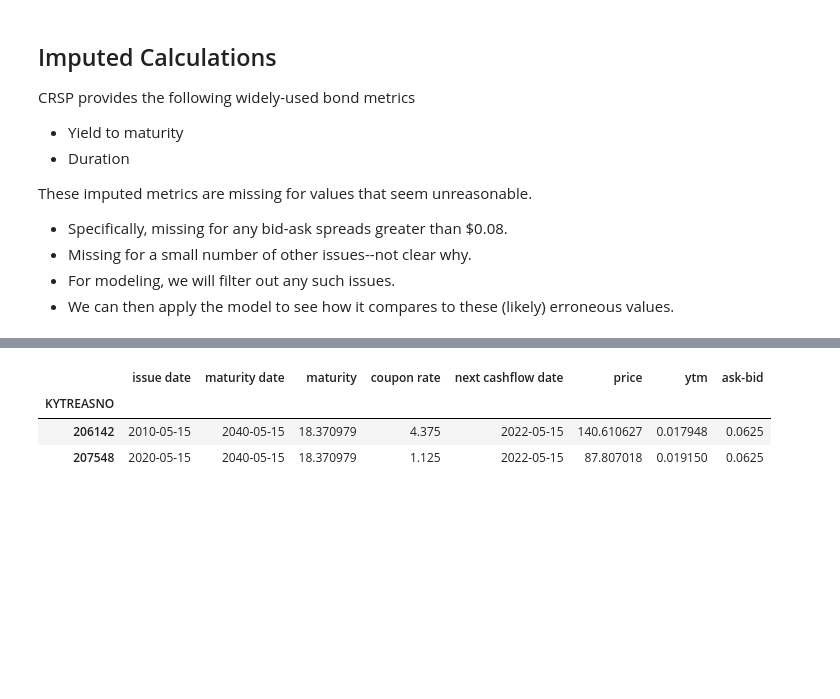
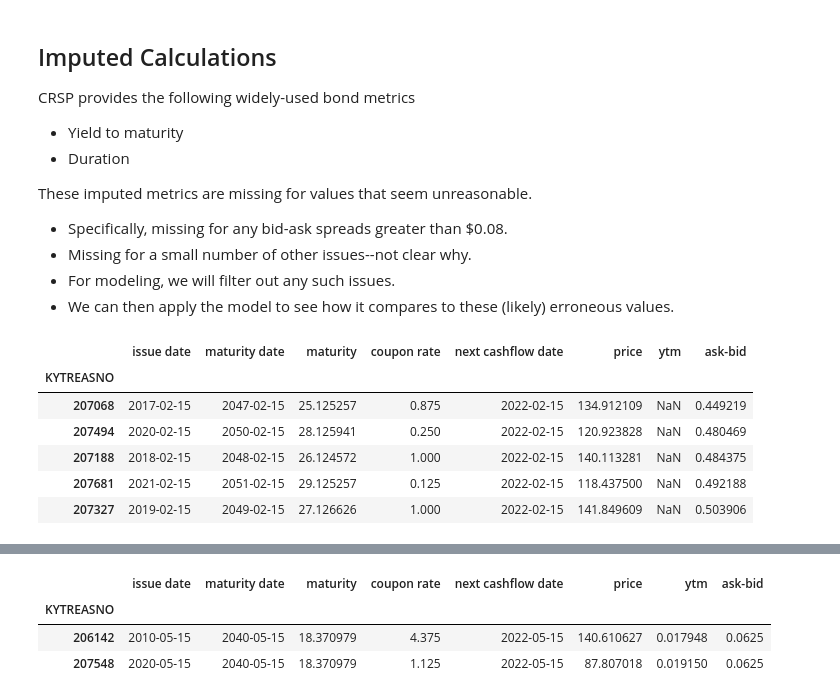
Before and after one commit to MarkHendricks/drw-markets, a Jupyter notebook: discussions/A.2. Treasuries and the Yield Curve.ipynb, the cells around one changed output, grey strips where cells are left out. Saved outputs shown, nothing was run; the diff lists cells and outputs as text; code cells hidden in the pictures; blank space fills up the shorter version.

```diff
--- a/discussions/A.2. Treasuries and the Yield Curve.ipynb
+++ b/discussions/A.2. Treasuries and the Yield Curve.ipynb
@@ -173,3 +174,13 @@ These imputed metrics are missing for values that seem unreasonable.
 * Missing for a small number of other issues--not clear why.
 * For modeling, we will filter out any such issues.
 * We can then apply the model to see how it compares to these (likely) erroneous values.
+# %%
+display(metrics.sort_values('ask-bid').tail(5))
+# %% [output]
+|  | issue date | maturity date | maturity | coupon rate | next cashflow date | price | ytm | ask-bid |
+| KYTREASNO |  |  |  |  |  |  |  |  |
+| 207068 | 2017-02-15 | 2047-02-15 | 25.125257 | 0.875 | 2022-02-15 | 134.912109 | NaN | 0.449219 |
+| 207494 | 2020-02-15 | 2050-02-15 | 28.125941 | 0.250 | 2022-02-15 | 120.923828 | NaN | 0.480469 |
+| 207188 | 2018-02-15 | 2048-02-15 | 26.124572 | 1.000 | 2022-02-15 | 140.113281 | NaN | 0.484375 |
+| 207681 | 2021-02-15 | 2051-02-15 | 29.125257 | 0.125 | 2022-02-15 | 118.437500 | NaN | 0.492188 |
+| 207327 | 2019-02-15 | 2049-02-15 | 27.126626 | 1.000 | 2022-02-15 | 141.849609 | NaN | 0.503906 |
```
Also changed, not shown: parts of 12 cells of this notebook, 1 other file.
